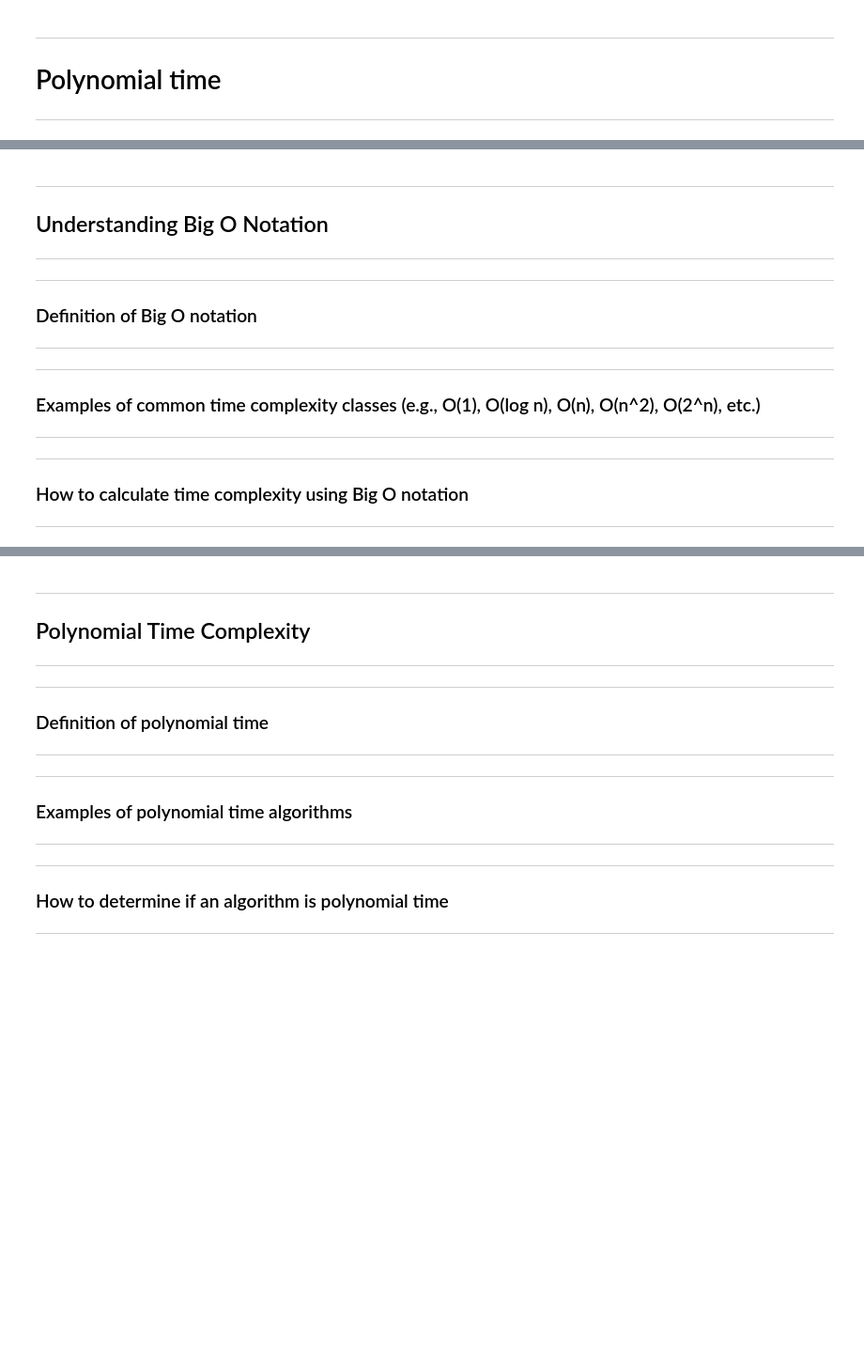
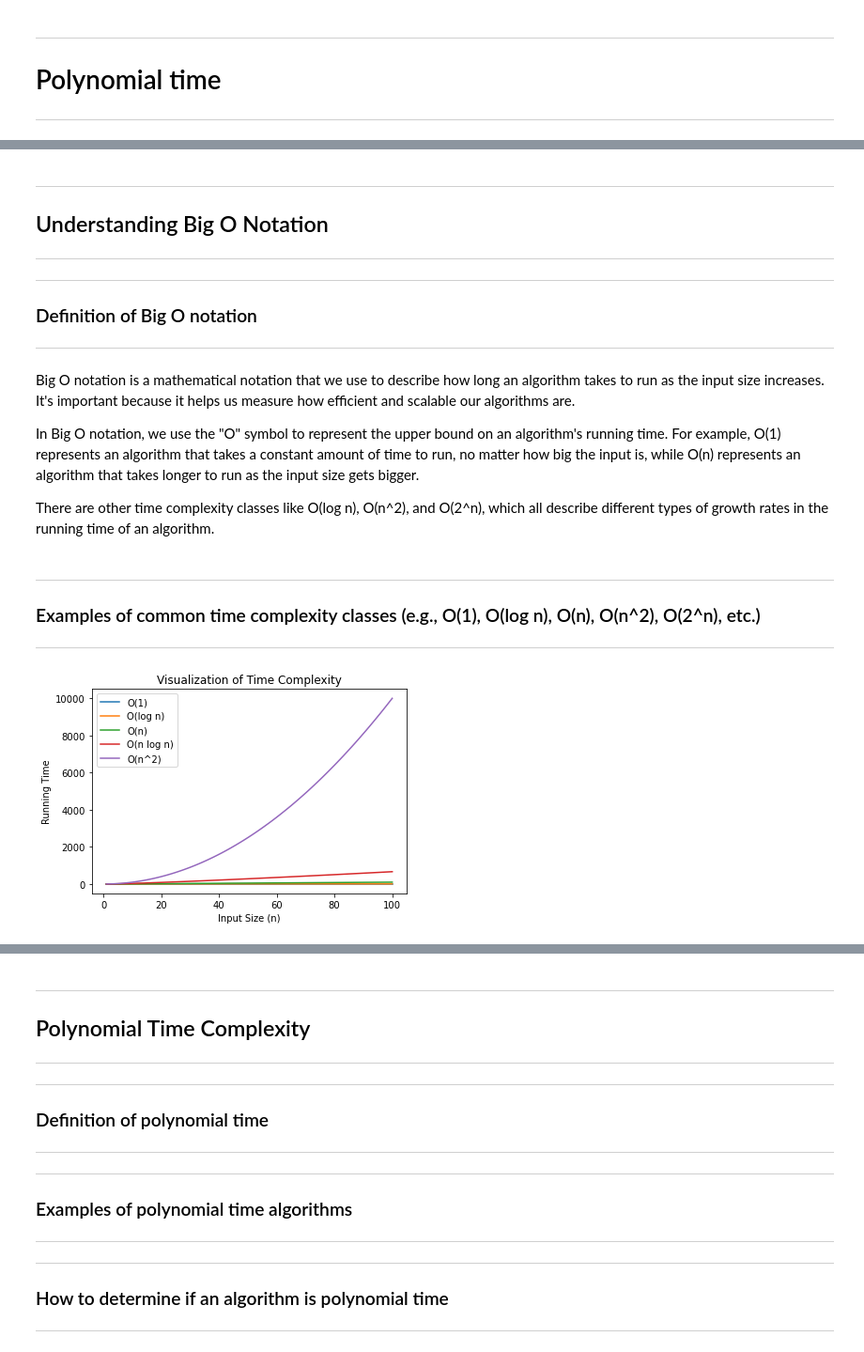
Before and after one commit to NatanTrosmanGMIT/Theory_Of_Algorithms_Project, a Jupyter notebook: polynomial_time.ipynb, the cells around one changed output, grey strips where cells are left out. Shown: that part at 94% size. Drawn from its saved outputs; the diff is of its cells as text; code cells hidden in the pictures; blank space fills up the shorter version.

```diff
--- a/polynomial_time.ipynb
+++ b/polynomial_time.ipynb
@@ -20,9 +27,43 @@
 ***
 ### Definition of Big O notation
 ***
-***
-### Examples of common time complexity classes (e.g., O(1), O(log n), O(n), O(n^2), O(2^n), etc.)
-***
-***
-### How to calculate time complexity using Big O notation
-***
+Big O notation is a mathematical notation that we use to describe how long an algorithm takes to run as the input size increases. It's important because it helps us measure how efficient and scalable our algorithms are.
+
+In Big O notation, we use the "O" symbol to represent the upper bound on an algorithm's running time. For example, O(1) represents an algorithm that takes a constant amount of time to run, no matter how big the input is, while O(n) represents an algorithm that takes longer to run as the input size gets bigger.
+
+There are other time complexity classes like O(log n), O(n^2), and O(2^n), which all describe different types of growth rates in the running time of an algorithm.
+# %% [markdown]
+***
+### Examples of common time complexity classes (e.g., O(1), O(log n), O(n), O(n^2), O(2^n), etc.)
+***
+# %%
+import matplotlib.pyplot as plt
+import numpy as np
+
+# Set up the input size array
+n = np.arange(1, 101)
+
+# Calculate the running times for different time complexity classes
+O_1 = np.full_like(n, 1)
+O_log_n = np.log2(n)
+O_n = n
+O_n_log_n = n * np.log2(n)
+O_n_squared = n**2
+
+# Plot the running times
+plt.plot(n, O_1, label="O(1)")
+plt.plot(n, O_log_n, label="O(log n)")
+plt.plot(n, O_n, label="O(n)")
+plt.plot(n, O_n_log_n, label="O(n log n)")
+plt.plot(n, O_n_squared, label="O(n^2)")
+
+# Add labels and legend
+plt.xlabel("Input Size (n)")
+plt.ylabel("Running Time")
+plt.title("Visualization of Time Complexity")
+plt.legend()
+
+# Show the plot
+plt.show()
+# %% [output]
+[figure, added]
```
Also changed, not shown: parts of 5 cells of this notebook.
